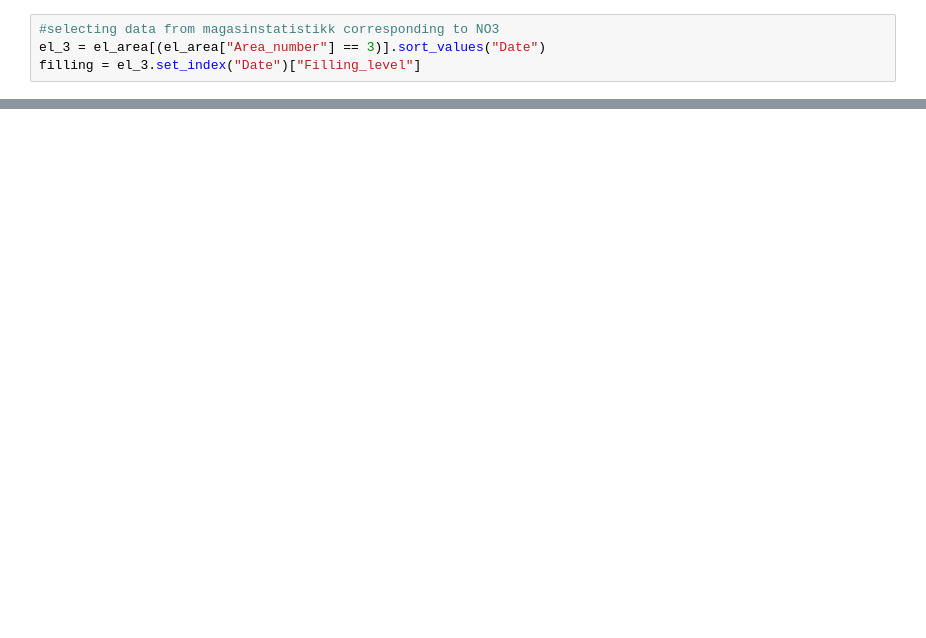
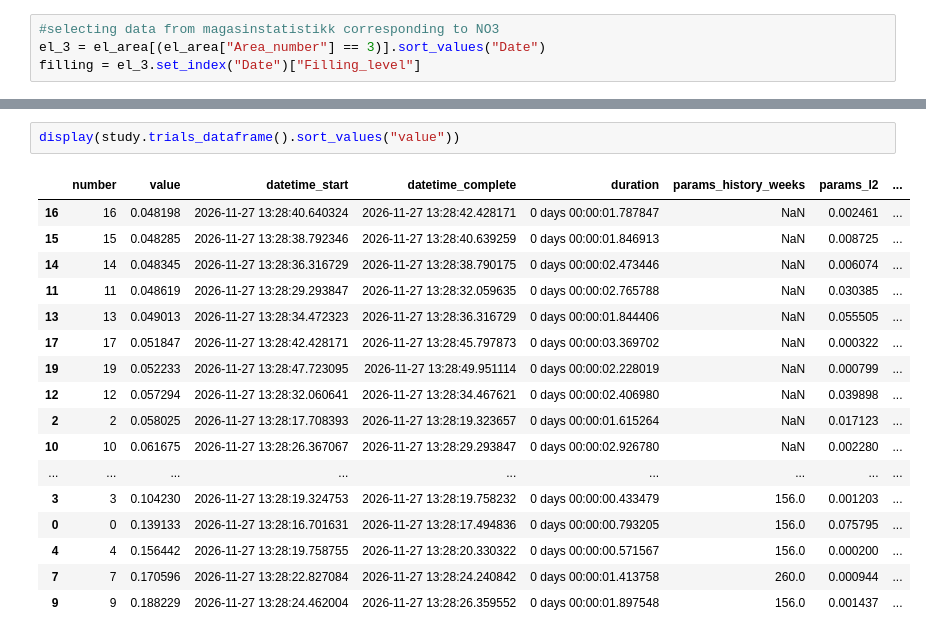
Before and after one commit to malkia777/IND320---Project, a Jupyter notebook: Notebooks/malk_ind320_project_part4.ipynb, the cells around one changed output, grey strips where cells are left out. Cells and saved outputs as stored; diff of their text form; blank space fills up the shorter version.

```diff
--- a/Notebooks/malk_ind320_project_part4.ipynb
+++ b/Notebooks/malk_ind320_project_part4.ipynb
@@ -959,0 +596,20 @@ In Streamlit, I worked on giving the reservoir and weather analyses their own pa
+# %%
+display(study.trials_dataframe().sort_values("value"))
+# %% [output]
+|  | number | value | datetime_start | datetime_complete | duration | params_history_weeks | params_l2 | ... |
+| 16 | 16 | 0.048198 | 2026-11-27 13:28:40.640324 | 2026-11-27 13:28:42.428171 | 0 days 00:00:01.787847 | NaN | 0.002461 | ... |
+| 15 | 15 | 0.048285 | 2026-11-27 13:28:38.792346 | 2026-11-27 13:28:40.639259 | 0 days 00:00:01.846913 | NaN | 0.008725 | ... |
+| 14 | 14 | 0.048345 | 2026-11-27 13:28:36.316729 | 2026-11-27 13:28:38.790175 | 0 days 00:00:02.473446 | NaN | 0.006074 | ... |
+| 11 | 11 | 0.048619 | 2026-11-27 13:28:29.293847 | 2026-11-27 13:28:32.059635 | 0 days 00:00:02.765788 | NaN | 0.030385 | ... |
+| 13 | 13 | 0.049013 | 2026-11-27 13:28:34.472323 | 2026-11-27 13:28:36.316729 | 0 days 00:00:01.844406 | NaN | 0.055505 | ... |
+| 17 | 17 | 0.051847 | 2026-11-27 13:28:42.428171 | 2026-11-27 13:28:45.797873 | 0 days 00:00:03.369702 | NaN | 0.000322 | ... |
+| 19 | 19 | 0.052233 | 2026-11-27 13:28:47.723095 | 2026-11-27 13:28:49.951114 | 0 days 00:00:02.228019 | NaN | 0.000799 | ... |
+| 12 | 12 | 0.057294 | 2026-11-27 13:28:32.060641 | 2026-11-27 13:28:34.467621 | 0 days 00:00:02.406980 | NaN | 0.039898 | ... |
+| 2 | 2 | 0.058025 | 2026-11-27 13:28:17.708393 | 2026-11-27 13:28:19.323657 | 0 days 00:00:01.615264 | NaN | 0.017123 | ... |
+| 10 | 10 | 0.061675 | 2026-11-27 13:28:26.367067 | 2026-11-27 13:28:29.293847 | 0 days 00:00:02.926780 | NaN | 0.002280 | ... |
+| ... | ... | ... | ... | ... | ... | ... | ... | ... |
+| 3 | 3 | 0.104230 | 2026-11-27 13:28:19.324753 | 2026-11-27 13:28:19.758232 | 0 days 00:00:00.433479 | 156.0 | 0.001203 | ... |
+| 0 | 0 | 0.139133 | 2026-11-27 13:28:16.701631 | 2026-11-27 13:28:17.494836 | 0 days 00:00:00.793205 | 156.0 | 0.075795 | ... |
+| 4 | 4 | 0.156442 | 2026-11-27 13:28:19.758755 | 2026-11-27 13:28:20.330322 | 0 days 00:00:00.571567 | 156.0 | 0.000200 | ... |
+| 7 | 7 | 0.170596 | 2026-11-27 13:28:22.827084 | 2026-11-27 13:28:24.240842 | 0 days 00:00:01.413758 | 260.0 | 0.000944 | ... |
+| 9 | 9 | 0.188229 | 2026-11-27 13:28:24.462004 | 2026-11-27 13:28:26.359552 | 0 days 00:00:01.897548 | 156.0 | 0.001437 | ... |
```
Also changed, not shown: parts of 93 cells of this notebook, 18 other files.
